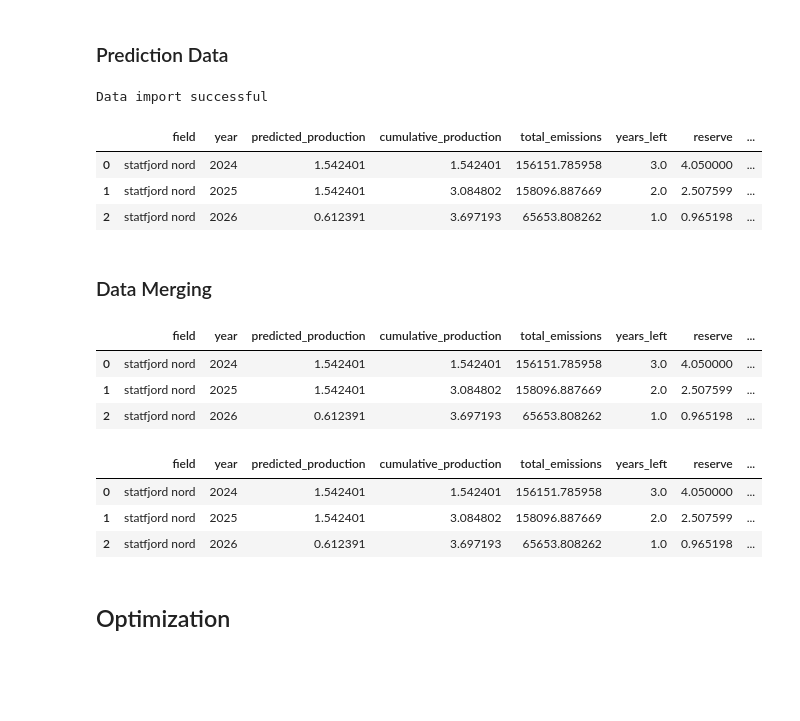
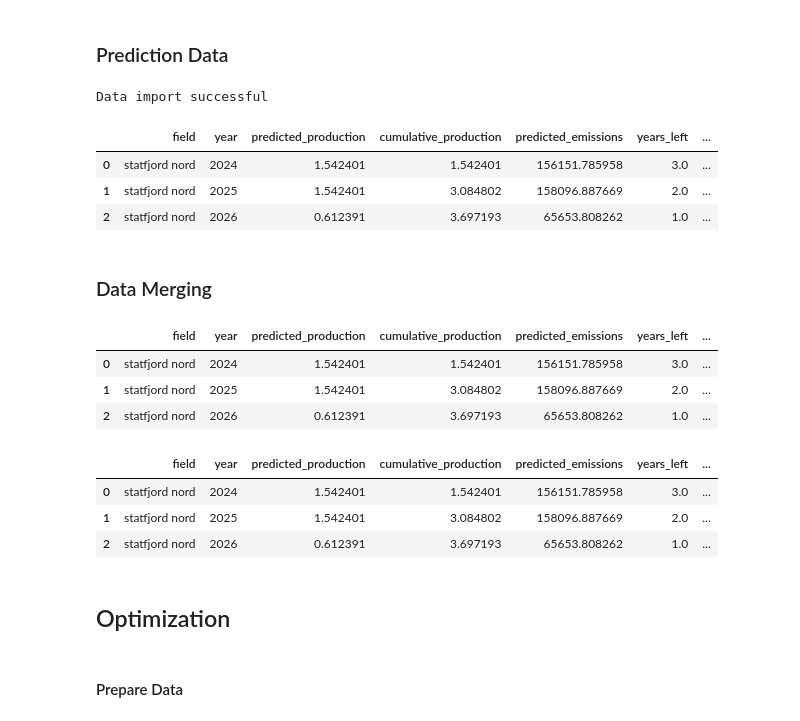
Before and after one commit to percw/Norwegian_oil_gas_decarbonization, a Jupyter notebook: notebooks/05_data_optimization/05_data_optimization.ipynb, the cells around one changed output. Saved outputs shown, nothing was run; the diff lists cells and outputs as text; code cells hidden in the pictures; blank space fills up the shorter version.

```diff
--- a/notebooks/05_data_optimization/05_data_optimization.ipynb
+++ b/notebooks/05_data_optimization/05_data_optimization.ipynb
@@ -108,21 +109,26 @@ fields.head(3)
 # %%
 # Importing the field_dataset from the csv file
 filepath_pred = "https://raw.githubusercontent.com/percw/Norwegian_oil_gas_decarbonization/main/data/output/emissions_and_production/cleaned/field_predictions.csv"
 
 # Creating a check if import is successful
 try:
     field_pred_data = pd.read_csv(filepath_pred, sep=",")
     print("Data import successful")
+    field_pred_data = field_pred_data.rename(
+    columns={
+        "total_emissions": "predicted_emissions"
+    }
+    )
 except:
     print("Data import failed")
 
 field_pred_data.head(3)
 # %% [output]
 Data import successful
-|  | field | year | predicted_production | cumulative_production | total_emissions | years_left | reserve | ... |
-| 0 | statfjord nord | 2024 | 1.542401 | 1.542401 | 156151.785958 | 3.0 | 4.050000 | ... |
-| 1 | statfjord nord | 2025 | 1.542401 | 3.084802 | 158096.887669 | 2.0 | 2.507599 | ... |
-| 2 | statfjord nord | 2026 | 0.612391 | 3.697193 | 65653.808262 | 1.0 | 0.965198 | ... |
+|  | field | year | predicted_production | cumulative_production | predicted_emissions | years_left | ... |
+| 0 | statfjord nord | 2024 | 1.542401 | 1.542401 | 156151.785958 | 3.0 | ... |
+| 1 | statfjord nord | 2025 | 1.542401 | 3.084802 | 158096.887669 | 2.0 | ... |
+| 2 | statfjord nord | 2026 | 0.612391 | 3.697193 | 65653.808262 | 1.0 | ... |
 # %% [markdown]
 ### Data Merging
 # %%
@@ -131,21 +137,23 @@ Data import successful
 field_pred_data = field_pred_data.merge(fields[["geometry", "fieldName"]], left_on="field", right_on="fieldName", how="left")
 field_pred_data.head(3)
 # %% [output]
-|  | field | year | predicted_production | cumulative_production | total_emissions | years_left | reserve | ... |
-| 0 | statfjord nord | 2024 | 1.542401 | 1.542401 | 156151.785958 | 3.0 | 4.050000 | ... |
-| 1 | statfjord nord | 2025 | 1.542401 | 3.084802 | 158096.887669 | 2.0 | 2.507599 | ... |
-| 2 | statfjord nord | 2026 | 0.612391 | 3.697193 | 65653.808262 | 1.0 | 0.965198 | ... |
+|  | field | year | predicted_production | cumulative_production | predicted_emissions | years_left | ... |
+| 0 | statfjord nord | 2024 | 1.542401 | 1.542401 | 156151.785958 | 3.0 | ... |
+| 1 | statfjord nord | 2025 | 1.542401 | 3.084802 | 158096.887669 | 2.0 | ... |
+| 2 | statfjord nord | 2026 | 0.612391 | 3.697193 | 65653.808262 | 1.0 | ... |
 # %%
 # Drop fieldName column
 field_pred_data = field_pred_data.drop(columns=["fieldName"])
 field_pred_data.head(3)
 # %% [output]
-|  | field | year | predicted_production | cumulative_production | total_emissions | years_left | reserve | ... |
-| 0 | statfjord nord | 2024 | 1.542401 | 1.542401 | 156151.785958 | 3.0 | 4.050000 | ... |
-| 1 | statfjord nord | 2025 | 1.542401 | 3.084802 | 158096.887669 | 2.0 | 2.507599 | ... |
-| 2 | statfjord nord | 2026 | 0.612391 | 3.697193 | 65653.808262 | 1.0 | 0.965198 | ... |
+|  | field | year | predicted_production | cumulative_production | predicted_emissions | years_left | ... |
+| 0 | statfjord nord | 2024 | 1.542401 | 1.542401 | 156151.785958 | 3.0 | ... |
+| 1 | statfjord nord | 2025 | 1.542401 | 3.084802 | 158096.887669 | 2.0 | ... |
+| 2 | statfjord nord | 2026 | 0.612391 | 3.697193 | 65653.808262 | 1.0 | ... |
 # %% [markdown]
 ## Optimization
+# %% [markdown]
+#### Prepare Data
 # %%
 # Ensuring all fields have entries for every year from 2024 to 2050
 fields_to_fill = field_pred_data['field'].unique()
```
Also changed, not shown: parts of 29 cells of this notebook, 1 other file.
